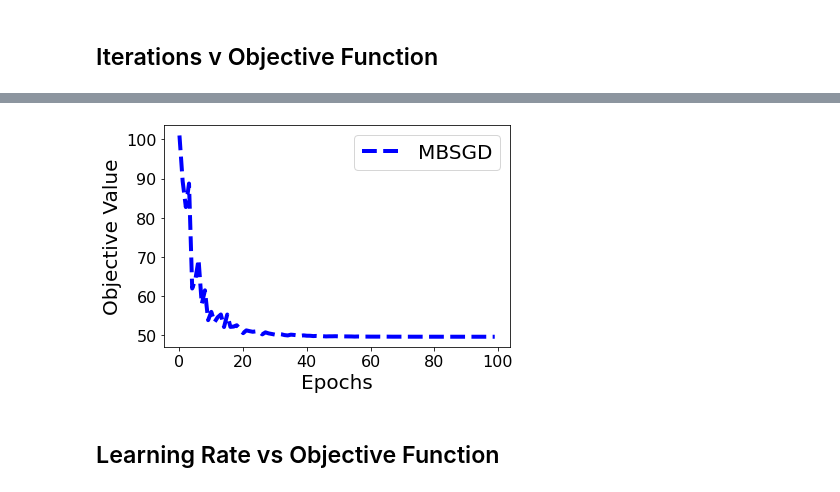
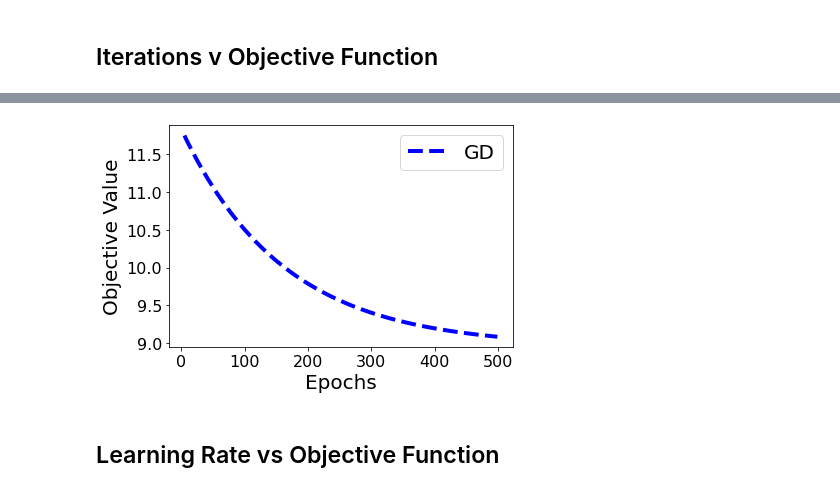
Before and after one commit to mycicle/cpe695, a Jupyter notebook: assignments/HW2/HW2.ipynb, the cells around one changed output, grey strips where cells are left out. Drawn from its saved outputs; the diff is of its cells as text; code cells hidden in the pictures.

```diff
--- a/assignments/HW2/HW2.ipynb
+++ b/assignments/HW2/HW2.ipynb
@@ -165,7 +148,7 @@ def mb_stochastic_objective_gradient(w, xi, yi, lam, b):
 
     return obj, g
 # %%
-def mb_sgd(x, y, b, stepsize, lam, max_epoch=100, w=None, limit_output=False):
+def mb_sgd(x, y, b, stepsize, max_epoch=100, w=None, limit_output=0):
     """
      Mini-Batch SGD for solving logistic regression
      Inputs:
@@ -205,16 +188,16 @@ def mb_sgd(x, y, b, stepsize, lam, max_epoch=100, w=None, limit_output=False):
         y_batch: np.ndarray = np.split(y_rand, num_batches)
         objval = 0 # accumulate objective values
         for i in range(num_batches):
-            obj, g = mb_stochastic_objective_gradient(w, x_batch[i], y_batch[i], lam, b)
+            obj, g = mb_stochastic_objective_gradient(w, x_batch[i], y_batch[i], b)
             objval += obj
             w -= stepsize*g
 
-        stepsize *= 0.9 # decrease step size
         objval /= num_batches
         objvals[e] = objval
-        if not limit_output:
+        if limit_output <= 0:
             print(f'Objective value at epoch e={e} is {str(np.round(objval, 5))}')
-    print(f'Objective value at epoch e={max_epoch} is {str(np.round(objvals[-1], 5))}')
+    if limit_output <= 1:
+        print(f'Objective value at epoch e={max_epoch} is {str(np.round(objvals[-1], 5))}')
 
 
 
@@ -264,8 +251,7 @@ pt.show()
 # %%
-#### MB-SGD with batch size b=5
-lam = 1E-6
-b = 5
-stepsize = 0.00325 # you must tune this parameter
-w, objvals_mbsgd = mb_sgd(x_train, y, b, stepsize, lam, max_epoch=100)
-print(w)
+#### MB-SGD with batch size b=97
+b = 97
+stepsize = 0.000177 # you must tune this parameter
+w, objvals_gd = mb_sgd(x_train, y, b, stepsize, max_epoch=500, limit_output=2)
+print(f"W* (Gradient Descent): \n{w}")
 # %% [output]
@@ -289,16 +280,16 @@ Objective value at epoch e=100 is 49.67021
 # %%
 fig = pt.figure(figsize=(6, 4))
-epochs_mbsgd = range(len(objvals_mbsgd))
+epochs_gd = range(len(objvals_gd))
 
-line0, = pt.plot(epochs_mbsgd, objvals_mbsgd, '--b', LineWidth=4)
+line0, = pt.plot(epochs_gd[5:], objvals_gd[5:], '--b', LineWidth=4)
 pt.xlabel('Epochs', FontSize=20)
 pt.ylabel('Objective Value', FontSize=20)
 pt.xticks(FontSize=16)
 pt.yticks(FontSize=16)
-pt.legend([line0], ["MBSGD"], fontsize=20)
+pt.legend([line0], ["GD"], fontsize=20)
 pt.tight_layout()
 pt.show()
 # %% [output]
-[figure, old version]
+[figure, new version]
 # %% [markdown]
 ## Learning Rate vs Objective Function
```
Also changed, not shown: parts of 17 cells of this notebook.
